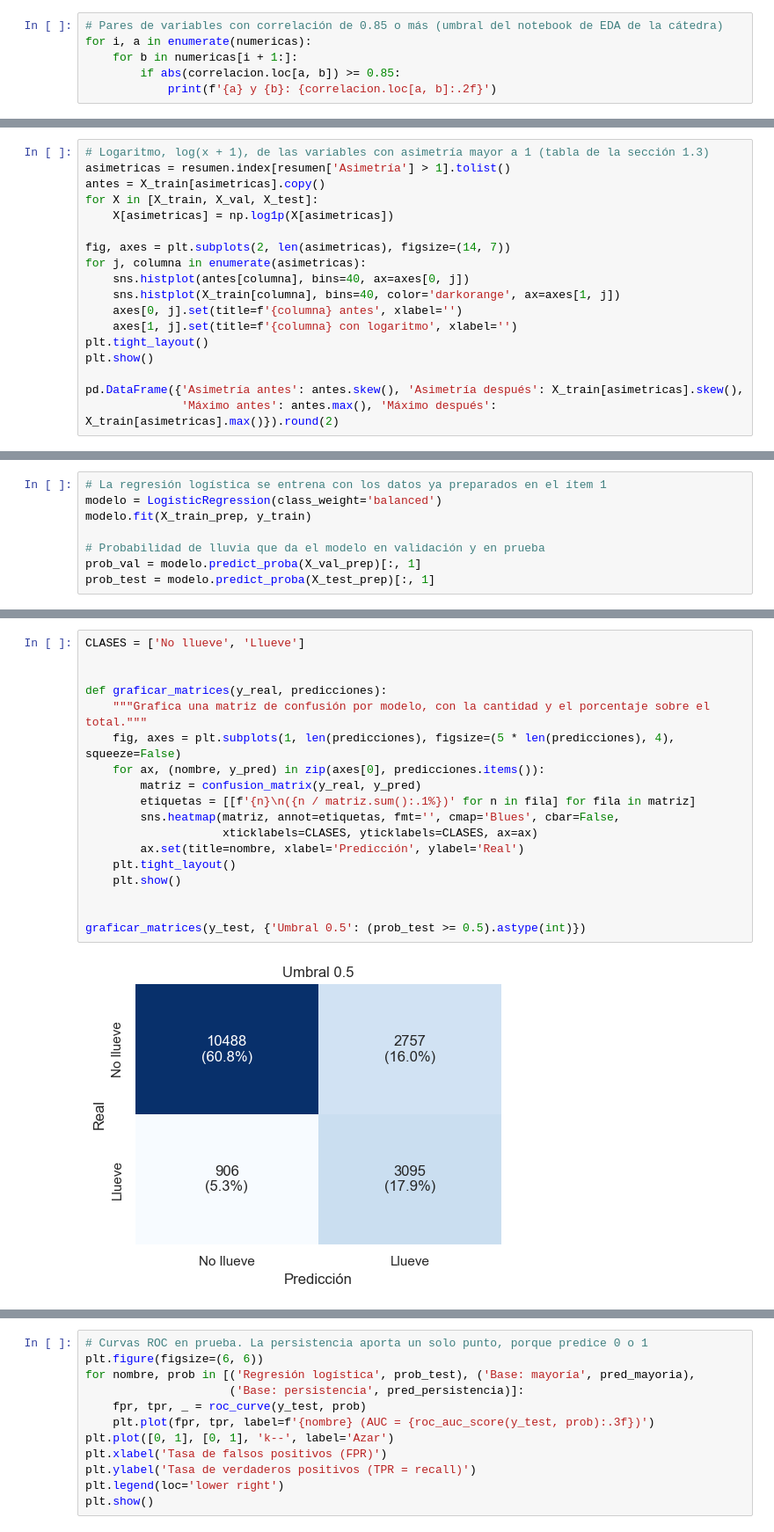
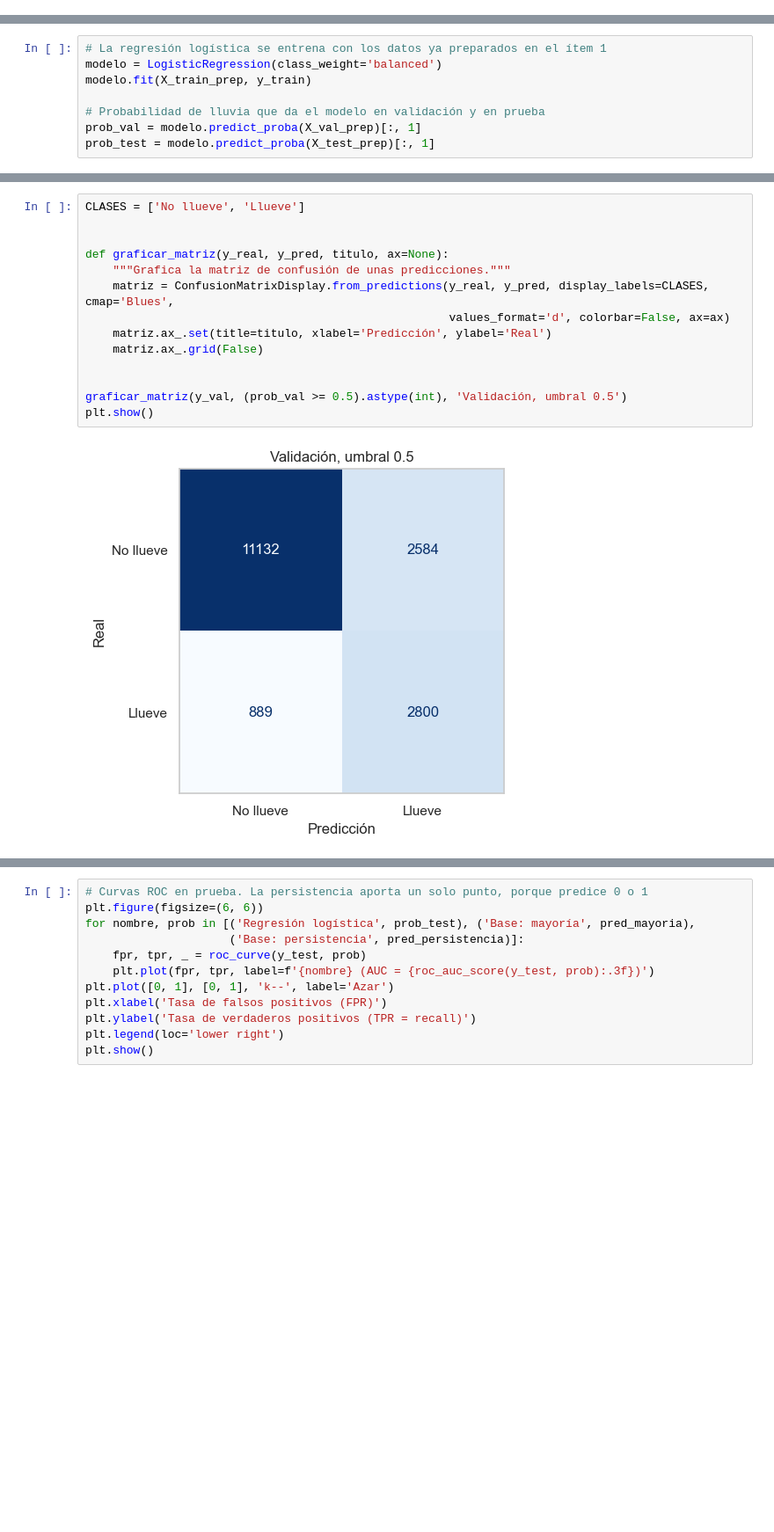
Before and after one commit to ismadarruiz-atr/TP_AA1_Calabozo_Darruiz_DiCarlo_Giuntoli, a Jupyter notebook: TP_2/TP-clasificacion-AA1.ipynb, the cells around one changed output, grey strips where cells are left out. Shown at 88% size. Cells and saved outputs as stored; diff of their text form; blank space fills up the shorter version.

```diff
--- a/TP_2/TP-clasificacion-AA1.ipynb
+++ b/TP_2/TP-clasificacion-AA1.ipynb
@@ -681,6 +617,0 @@ Con la variable objetivo (última fila), las correlaciones más fuertes son las
-# %%
-# Pares de variables con correlación de 0.85 o más (umbral del notebook de EDA de la cátedra)
-for i, a in enumerate(numericas):
-    for b in numericas[i + 1:]:
-        if abs(correlacion.loc[a, b]) >= 0.85:
-            print(f'{a} y {b}: {correlacion.loc[a, b]:.2f}')
@@ -755,18 +674,0 @@ Cada dirección del viento y el mes quedan en dos columnas, el seno y el coseno,
-# %%
-# Logaritmo, log(x + 1), de las variables con asimetría mayor a 1 (tabla de la sección 1.3)
-asimetricas = resumen.index[resumen['Asimetría'] > 1].tolist()
-antes = X_train[asimetricas].copy()
-for X in [X_train, X_val, X_test]:
-    X[asimetricas] = np.log1p(X[asimetricas])
-
-fig, axes = plt.subplots(2, len(asimetricas), figsize=(14, 7))
-for j, columna in enumerate(asimetricas):
-    sns.histplot(antes[columna], bins=40, ax=axes[0, j])
-    sns.histplot(X_train[columna], bins=40, color='darkorange', ax=axes[1, j])
-    axes[0, j].set(title=f'{columna} antes', xlabel='')
-    axes[1, j].set(title=f'{columna} con logaritmo', xlabel='')
-plt.tight_layout()
-plt.show()
-
-pd.DataFrame({'Asimetría antes': antes.skew(), 'Asimetría después': X_train[asimetricas].skew(),
-              'Máximo antes': antes.max(), 'Máximo después': X_train[asimetricas].max()}).round(2)
@@ -934,21 +841,17 @@ correctos (precisión).
 # %%
 CLASES = ['No llueve', 'Llueve']
 
 
-def graficar_matrices(y_real, predicciones):
-    """Grafica una matriz de confusión por modelo, con la cantidad y el porcentaje sobre el total."""
-    fig, axes = plt.subplots(1, len(predicciones), figsize=(5 * len(predicciones), 4), squeeze=False)
-    for ax, (nombre, y_pred) in zip(axes[0], predicciones.items()):
-        matriz = confusion_matrix(y_real, y_pred)
-        etiquetas = [[f'{n}\n({n / matriz.sum():.1%})' for n in fila] for fila in matriz]
-        sns.heatmap(matriz, annot=etiquetas, fmt='', cmap='Blues', cbar=False,
-                    xticklabels=CLASES, yticklabels=CLASES, ax=ax)
-        ax.set(title=nombre, xlabel='Predicción', ylabel='Real')
-    plt.tight_layout()
-    plt.show()
+def graficar_matriz(y_real, y_pred, titulo, ax=None):
+    """Grafica la matriz de confusión de unas predicciones."""
+    matriz = ConfusionMatrixDisplay.from_predictions(y_real, y_pred, display_labels=CLASES, cmap='Blues',
+                                                     values_format='d', colorbar=False, ax=ax)
+    matriz.ax_.set(title=titulo, xlabel='Predicción', ylabel='Real')
+    matriz.ax_.grid(False)
 
 
-graficar_matrices(y_test, {'Umbral 0.5': (prob_test >= 0.5).astype(int)})
+graficar_matriz(y_val, (prob_val >= 0.5).astype(int), 'Validación, umbral 0.5')
+plt.show()
 # %% [output]
-[figure, old version]
+[figure, new version]
 # %% [markdown]
```
Also changed, not shown: parts of 98 cells of this notebook, 1 other file.
